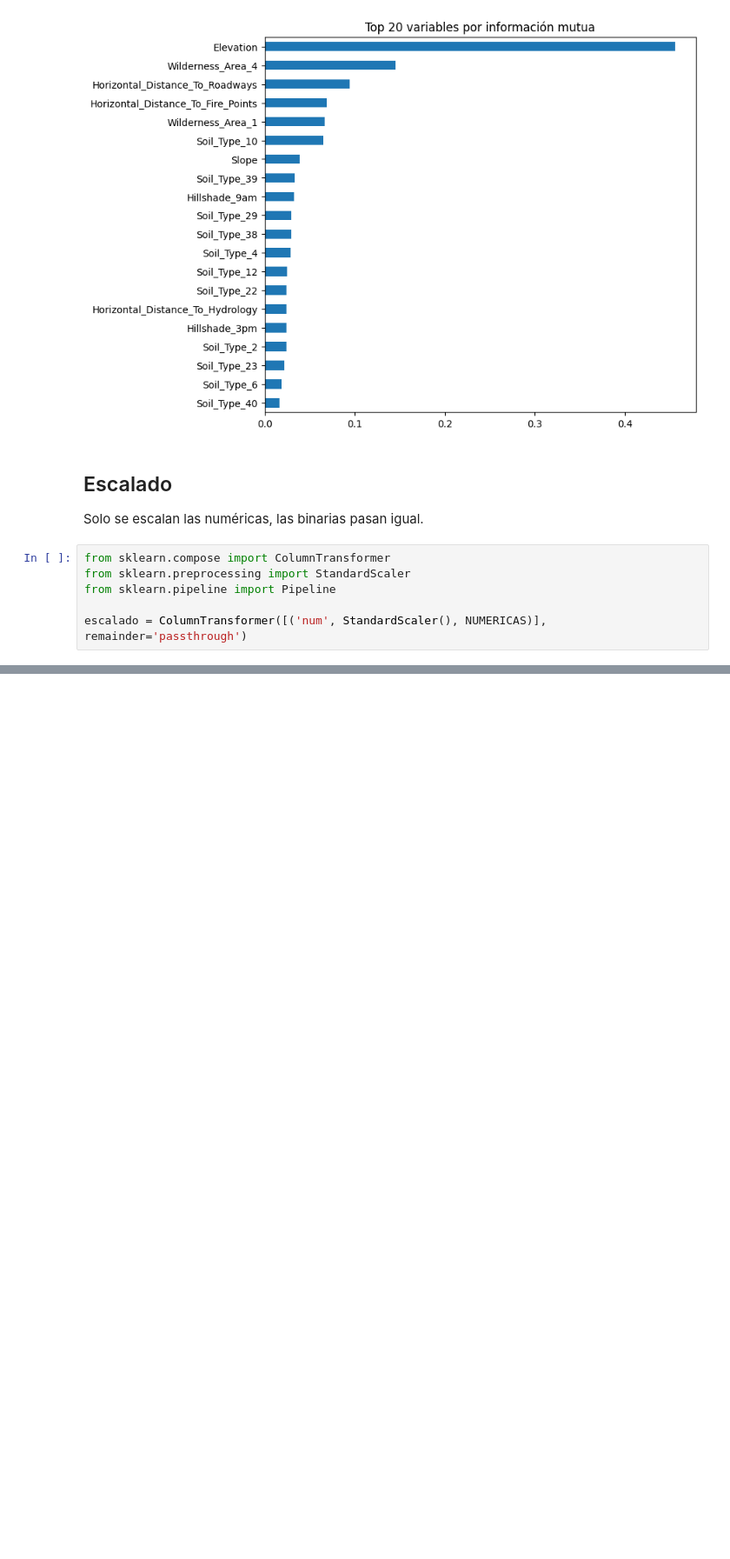
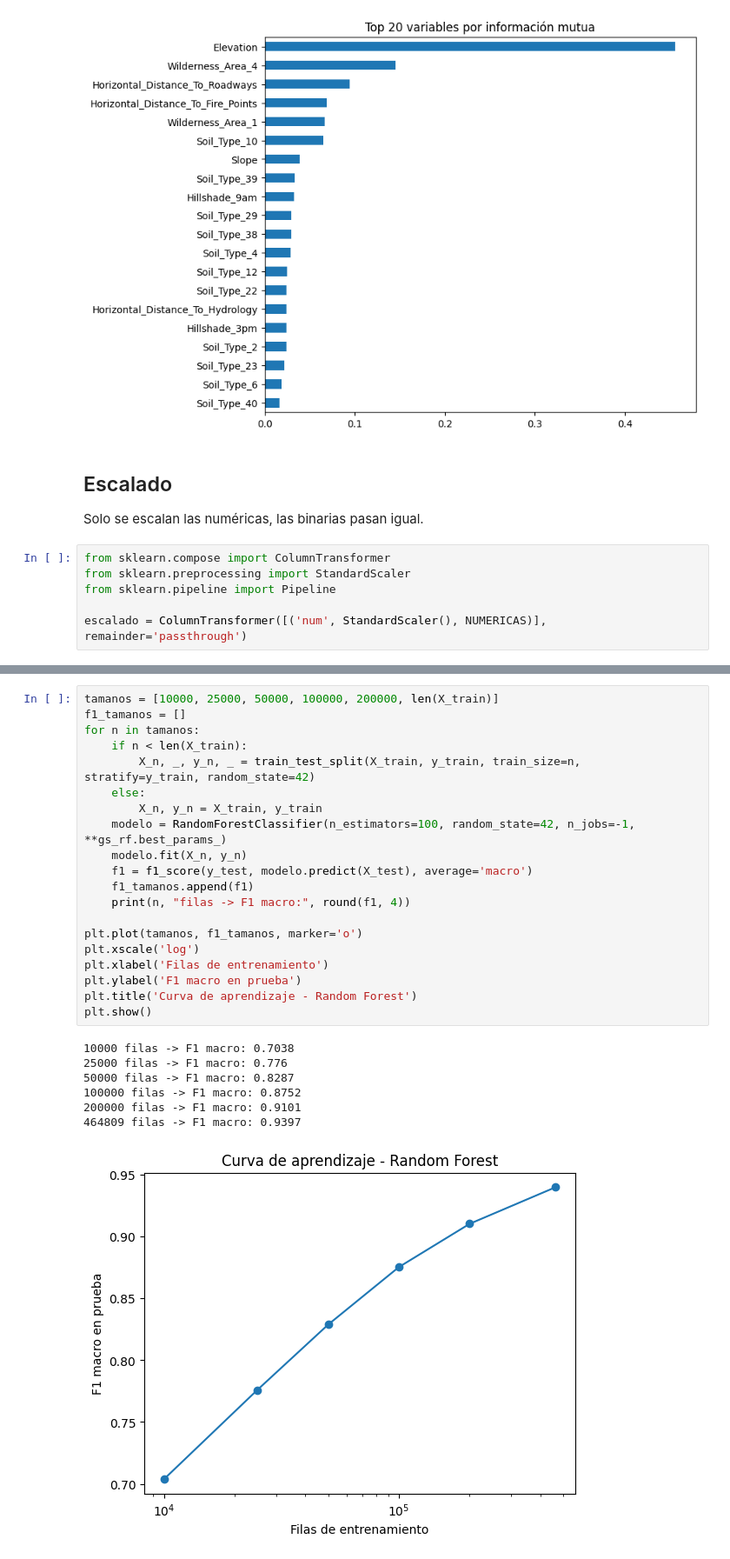
Before and after one commit to DiegoGc4x/evaluacion-4, a Jupyter notebook: covertype_equipo8.ipynb, the cells around one changed output, grey strips where cells are left out. Shown at 87% size. Drawn from its saved outputs; the diff is of its cells as text; blank space fills up the shorter version.

```diff
--- a/covertype_equipo8.ipynb
+++ b/covertype_equipo8.ipynb
@@ -368,0 +509,28 @@ escalado = ColumnTransformer([('num', StandardScaler(), NUMERICAS)], remainder='
+# %%
+tamanos = [10000, 25000, 50000, 100000, 200000, len(X_train)]
+f1_tamanos = []
+for n in tamanos:
+    if n < len(X_train):
+        X_n, _, y_n, _ = train_test_split(X_train, y_train, train_size=n, stratify=y_train, random_state=42)
+    else:
+        X_n, y_n = X_train, y_train
+    modelo = RandomForestClassifier(n_estimators=100, random_state=42, n_jobs=-1, **gs_rf.best_params_)
+    modelo.fit(X_n, y_n)
+    f1 = f1_score(y_test, modelo.predict(X_test), average='macro')
+    f1_tamanos.append(f1)
+    print(n, "filas -> F1 macro:", round(f1, 4))
+
+plt.plot(tamanos, f1_tamanos, marker='o')
+plt.xscale('log')
+plt.xlabel('Filas de entrenamiento')
+plt.ylabel('F1 macro en prueba')
+plt.title('Curva de aprendizaje - Random Forest')
+plt.show()
+# %% [output]
+10000 filas -> F1 macro: 0.7038
+25000 filas -> F1 macro: 0.776
+50000 filas -> F1 macro: 0.8287
+100000 filas -> F1 macro: 0.8752
+200000 filas -> F1 macro: 0.9101
+464809 filas -> F1 macro: 0.9397
+[figure, added]
```
Also changed, not shown: parts of 16 cells of this notebook.
